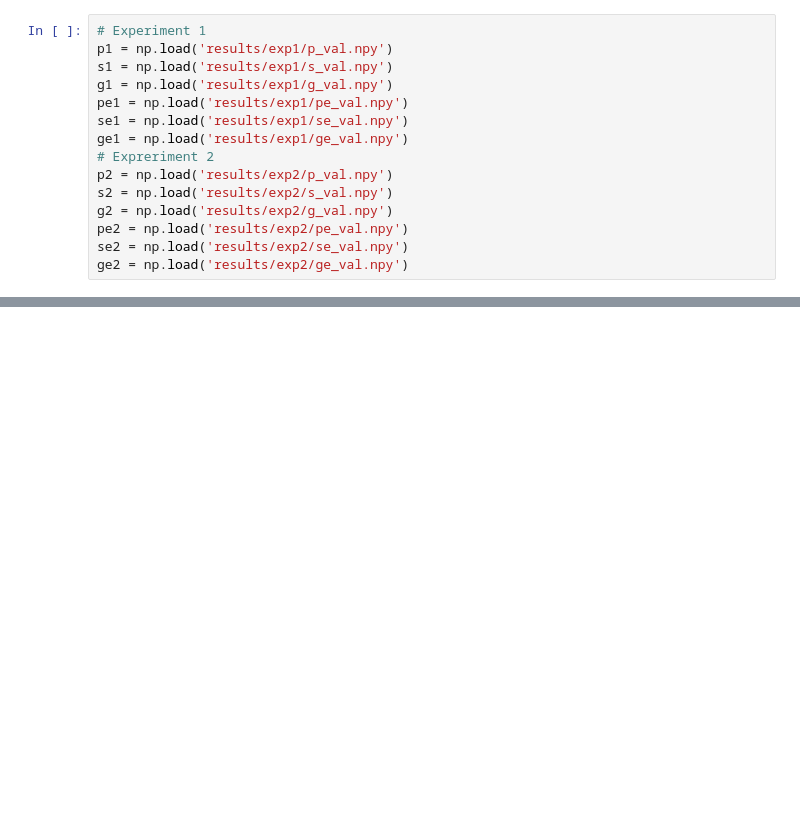
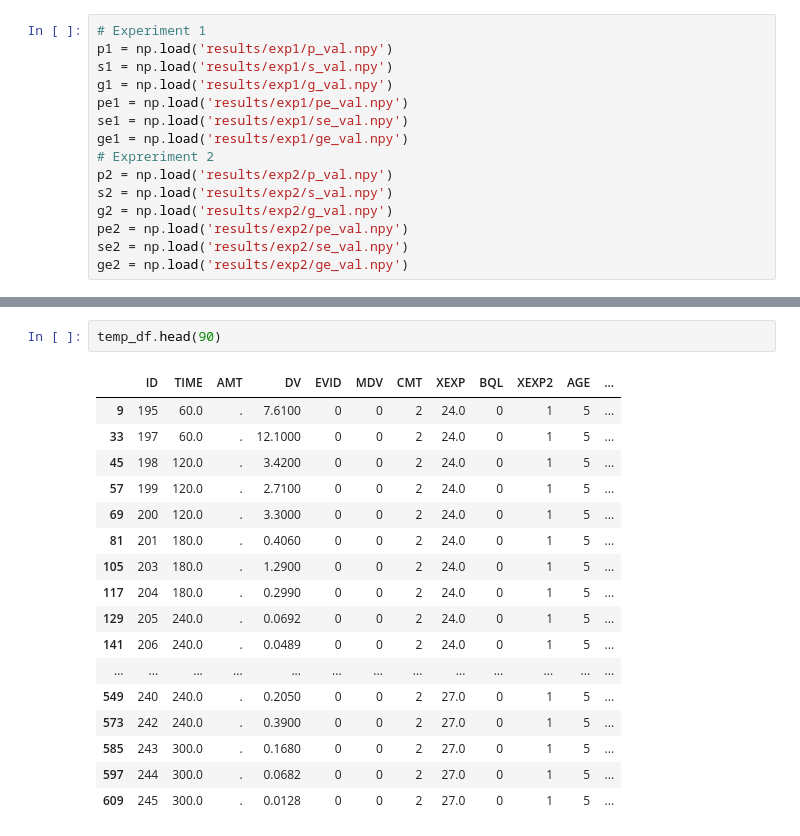
Before and after one commit to OhGreat/pharmacokinetics_with_petri_nets, a Jupyter notebook: data_exploration.ipynb, the cells around one changed output, grey strips where cells are left out. Cells and saved outputs as stored; diff of their text form; blank space fills up the shorter version.

```diff
--- a/data_exploration.ipynb
+++ b/data_exploration.ipynb
@@ -95,0 +115,20 @@ array([  0. ,  59.9,  60. , 120. , 180. , 240. , 300. ,  10. ,  20. ,
+# %%
+temp_df.head(90)
+# %% [output]
+|  | ID | TIME | AMT | DV | EVID | MDV | CMT | XEXP | BQL | XEXP2 | AGE | ... |
+| 9 | 195 | 60.0 | . | 7.6100 | 0 | 0 | 2 | 24.0 | 0 | 1 | 5 | ... |
+| 33 | 197 | 60.0 | . | 12.1000 | 0 | 0 | 2 | 24.0 | 0 | 1 | 5 | ... |
+| 45 | 198 | 120.0 | . | 3.4200 | 0 | 0 | 2 | 24.0 | 0 | 1 | 5 | ... |
+| 57 | 199 | 120.0 | . | 2.7100 | 0 | 0 | 2 | 24.0 | 0 | 1 | 5 | ... |
+| 69 | 200 | 120.0 | . | 3.3000 | 0 | 0 | 2 | 24.0 | 0 | 1 | 5 | ... |
+| 81 | 201 | 180.0 | . | 0.4060 | 0 | 0 | 2 | 24.0 | 0 | 1 | 5 | ... |
+| 105 | 203 | 180.0 | . | 1.2900 | 0 | 0 | 2 | 24.0 | 0 | 1 | 5 | ... |
+| 117 | 204 | 180.0 | . | 0.2990 | 0 | 0 | 2 | 24.0 | 0 | 1 | 5 | ... |
+| 129 | 205 | 240.0 | . | 0.0692 | 0 | 0 | 2 | 24.0 | 0 | 1 | 5 | ... |
+| 141 | 206 | 240.0 | . | 0.0489 | 0 | 0 | 2 | 24.0 | 0 | 1 | 5 | ... |
+| ... | ... | ... | ... | ... | ... | ... | ... | ... | ... | ... | ... | ... |
+| 549 | 240 | 240.0 | . | 0.2050 | 0 | 0 | 2 | 27.0 | 0 | 1 | 5 | ... |
+| 573 | 242 | 240.0 | . | 0.3900 | 0 | 0 | 2 | 27.0 | 0 | 1 | 5 | ... |
+| 585 | 243 | 300.0 | . | 0.1680 | 0 | 0 | 2 | 27.0 | 0 | 1 | 5 | ... |
+| 597 | 244 | 300.0 | . | 0.0682 | 0 | 0 | 2 | 27.0 | 0 | 1 | 5 | ... |
+| 609 | 245 | 300.0 | . | 0.0128 | 0 | 0 | 2 | 27.0 | 0 | 1 | 5 | ... |
```
Also changed, not shown: parts of 9 cells of this notebook, 1 other file.
